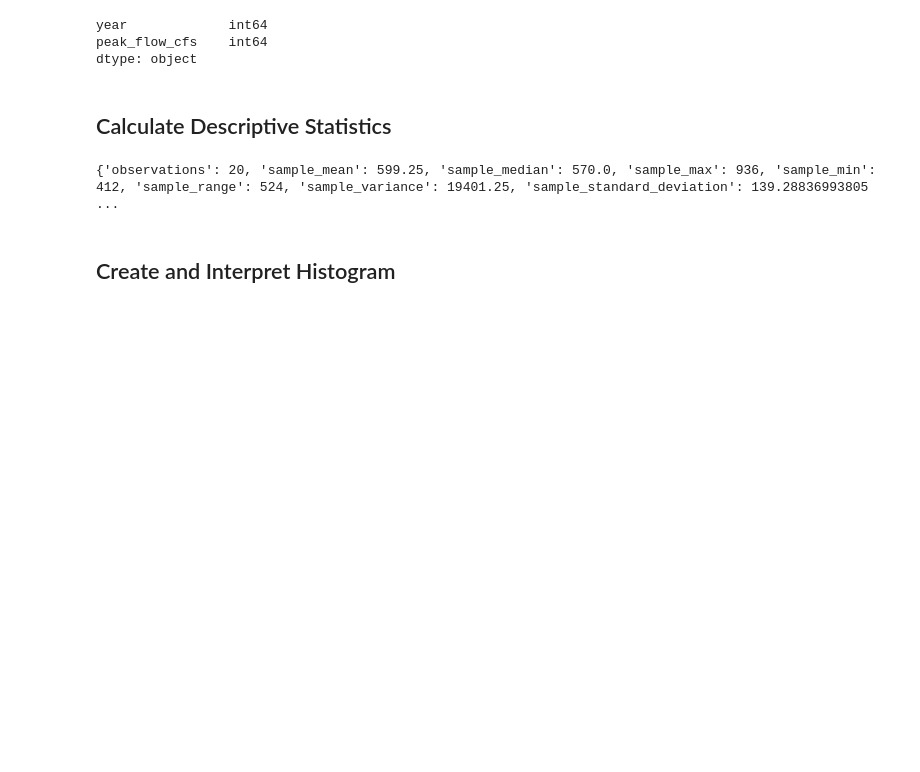
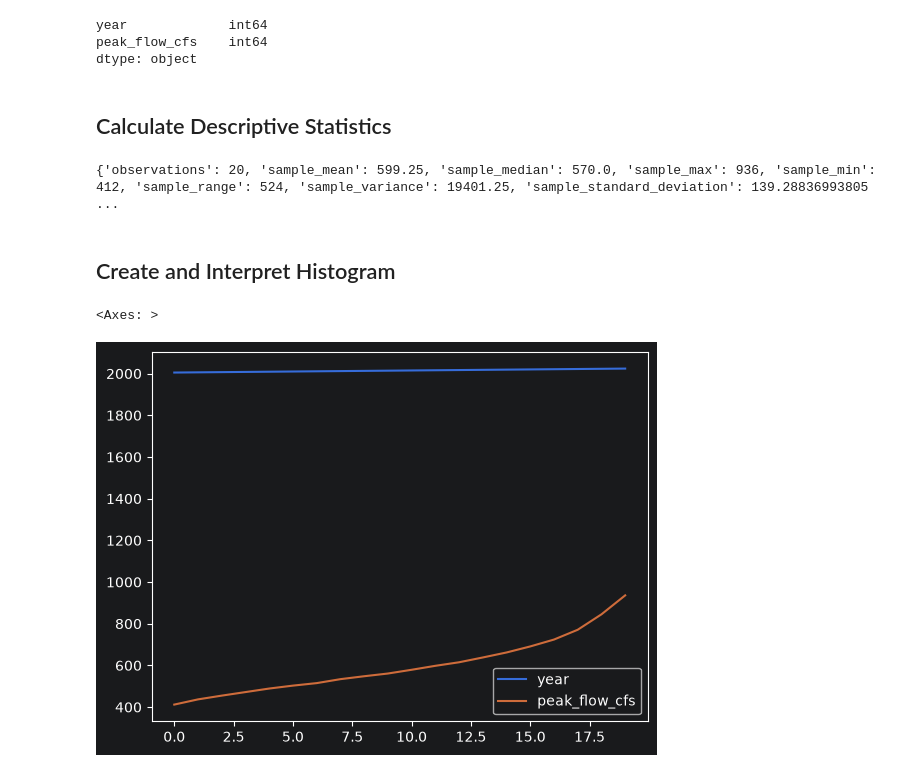
Before and after one commit to Brice-Engineering-Projects/applied-statistics-infrastructure-analytics, a Jupyter notebook: notebooks/00_pdf_cdf/lesson_00.ipynb, the cells around one changed output. Saved outputs shown, nothing was run; the diff lists cells and outputs as text; code cells hidden in the pictures; blank space fills up the shorter version.

Commit message:
add plots to notebook

```diff
--- a/notebooks/00_pdf_cdf/lesson_00.ipynb
+++ b/notebooks/00_pdf_cdf/lesson_00.ipynb
@@ -111,3 +115,8 @@ print(stats)
 {'observations': 20, 'sample_mean': 599.25, 'sample_median': 570.0, 'sample_max': 936, 'sample_min': 412, 'sample_range': 524, 'sample_variance': 19401.25, 'sample_standard_deviation': 139.28836993805 ...
 # %% [markdown]
 ## Create and Interpret Histogram
+# %%
+df.plot()
+# %% [output]
+<Axes: >
+[figure, added]
```
Also changed, not shown: parts of 2 cells of this notebook.
